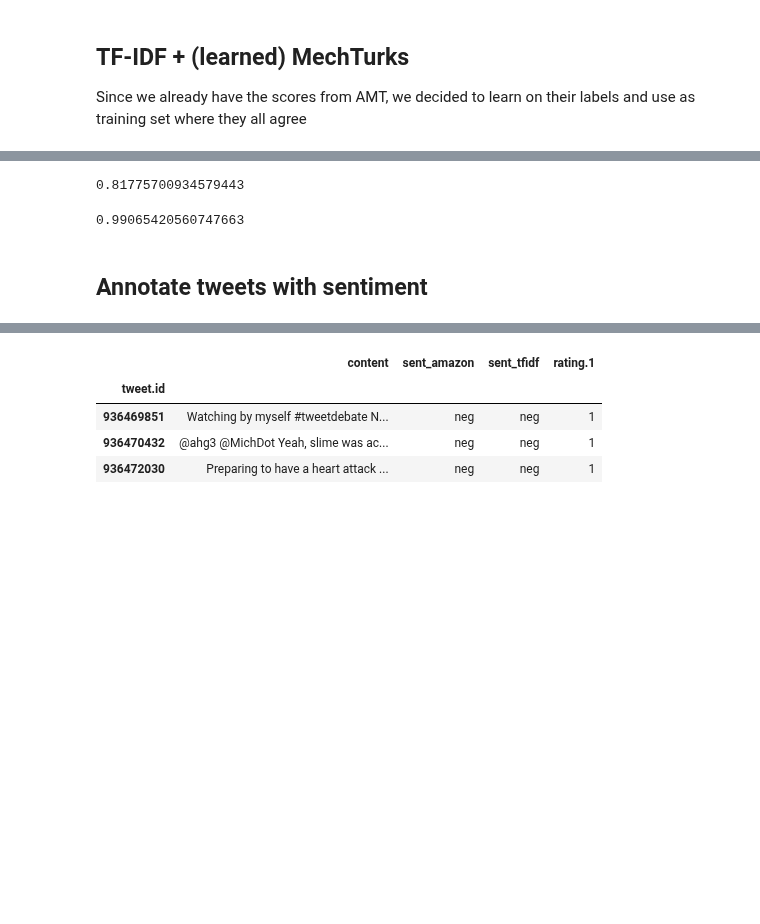
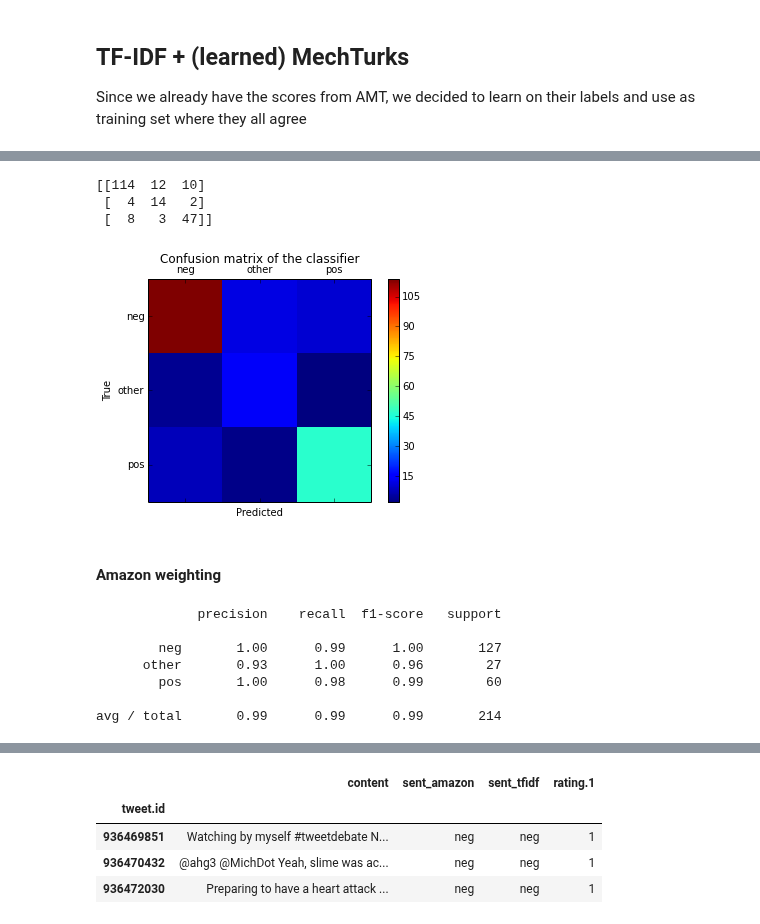
Before and after one commit to ralucacocioban/SentimentClassification, a Jupyter notebook: Exploring Sentiment Analysis with ML.ipynb, the cells around one changed output, grey strips where cells are left out. Saved outputs shown, nothing was run; the diff lists cells and outputs as text; code cells hidden in the pictures; blank space fills up the shorter version.

```diff
--- a/Exploring Sentiment Analysis with ML.ipynb
+++ b/Exploring Sentiment Analysis with ML.ipynb
@@ -57,11 +61,13 @@ The strategy is to use the pipeline design pattern. The input is data and the ou
 # %%
+from sklearn.metrics import classification_report
+
 def run_pipeline(train, test, clsfr):
     # fit the classifier with training data
     train_x, train_y = zip(*train)
     test_x, test_y = zip(*test)
     clsfr.fit(train_x, train_y)
     # get accuracy on the test
-    scr = clsfr.score(test_x, test_y)
+    scr = classification_report(clsfr.predict(test_x), test_y)
     return scr
 # %% [markdown]
 ## TF-IDF + Polarity rules classifier (pipeline)
@@ -149,0 +162,7 @@ pipeline_amazon = Pipeline([
+# %%
+from sklearn.metrics import classification_report
+from sklearn.metrics import confusion_matrix
+
+train, test = prepare_sentiment_data(tweets)
+run_pipeline(train, test, pipeline_tfidf)
+test_x, test_y = zip(*test)
@@ -150,14 +179,38 @@ pipeline_amazon = Pipeline([
+# %%
+import pylab as plt
+labels = ['neg', 'other', 'pos']
+cm = confusion_matrix(pipeline_tfidf.predict(test_x), test_y)
+
+print cm
+
+fig = plt.figure()
+ax = fig.add_subplot(111)
+cax = ax.matshow(cm)
+plt.title('Confusion matrix of the classifier')
+fig.colorbar(cax)
+ax.set_xticklabels([''] + labels)
+ax.set_yticklabels([''] + labels)
+plt.xlabel('Predicted')
+plt.ylabel('True')
+plt.show()
+# %% [output]
+[[114  12  10]
+ [  4  14   2]
+ [  8   3  47]]
+[figure, added]
+# %% [markdown]
+#### Amazon weighting
 # %%
 train, test = prepare_sentiment_data(tweets)
-score_tfidf = run_pipeline(train, test, pipeline_tfidf)
-score_tfidf
+run_pipeline(train, test, pipeline_amazon)
+test_x, test_y = zip(*test)
+
+print classification_report(pipeline_amazon.predict(test_x), test_y)
 # %% [output]
-0.81775700934579443
+             precision    recall  f1-score   support
+
+        neg       1.00      0.99      1.00       127
+      other       0.93      1.00      0.96        27
+        pos       1.00      0.98      0.99        60
+
+avg / total       0.99      0.99      0.99       214
-# %%
-train, test = prepare_sentiment_data(tweets)
-score_amazon = run_pipeline(train, test, pipeline_amazon)
-score_amazon
-# %% [output]
-0.99065420560747663
-# %% [markdown]
-## Annotate tweets with sentiment
```
Also changed, not shown: parts of 11 cells of this notebook, 3 other files.
